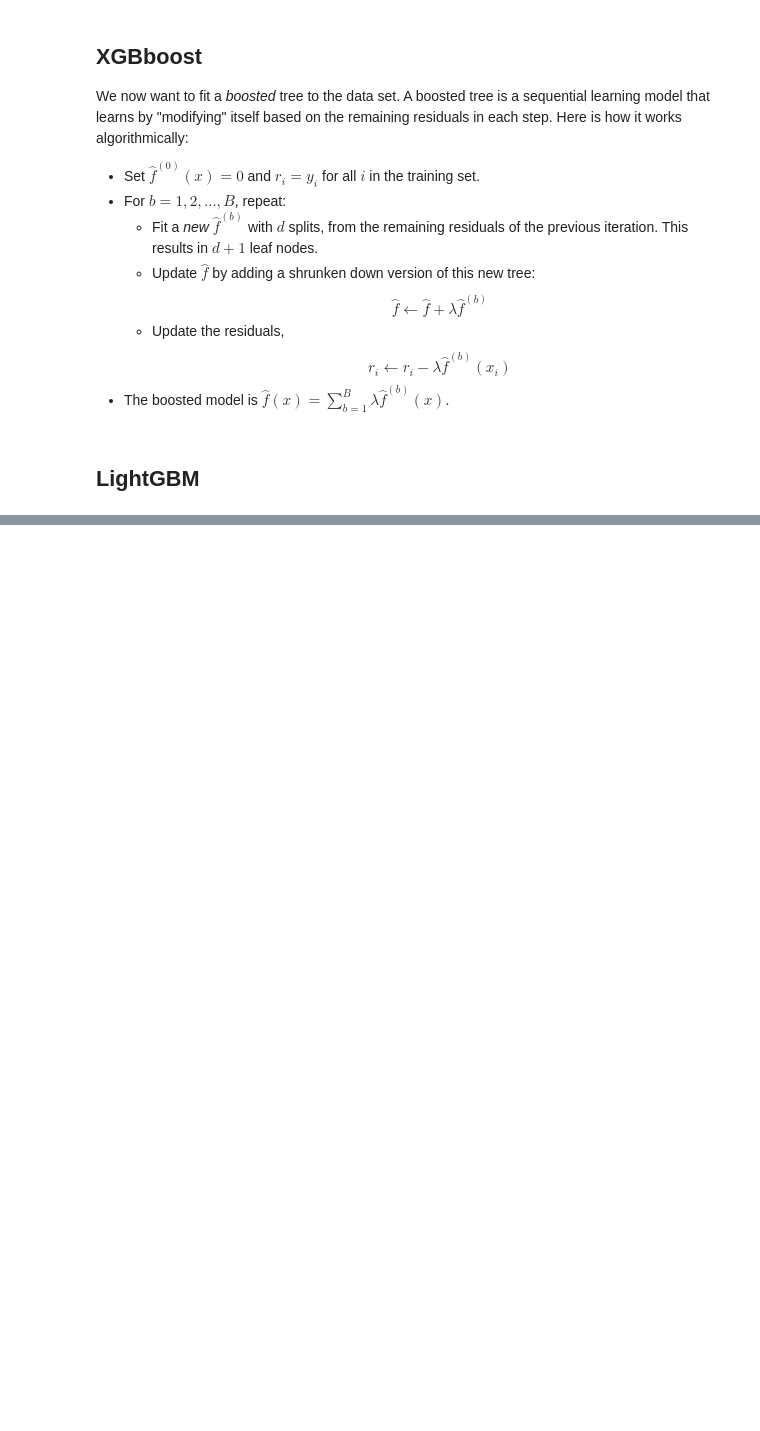
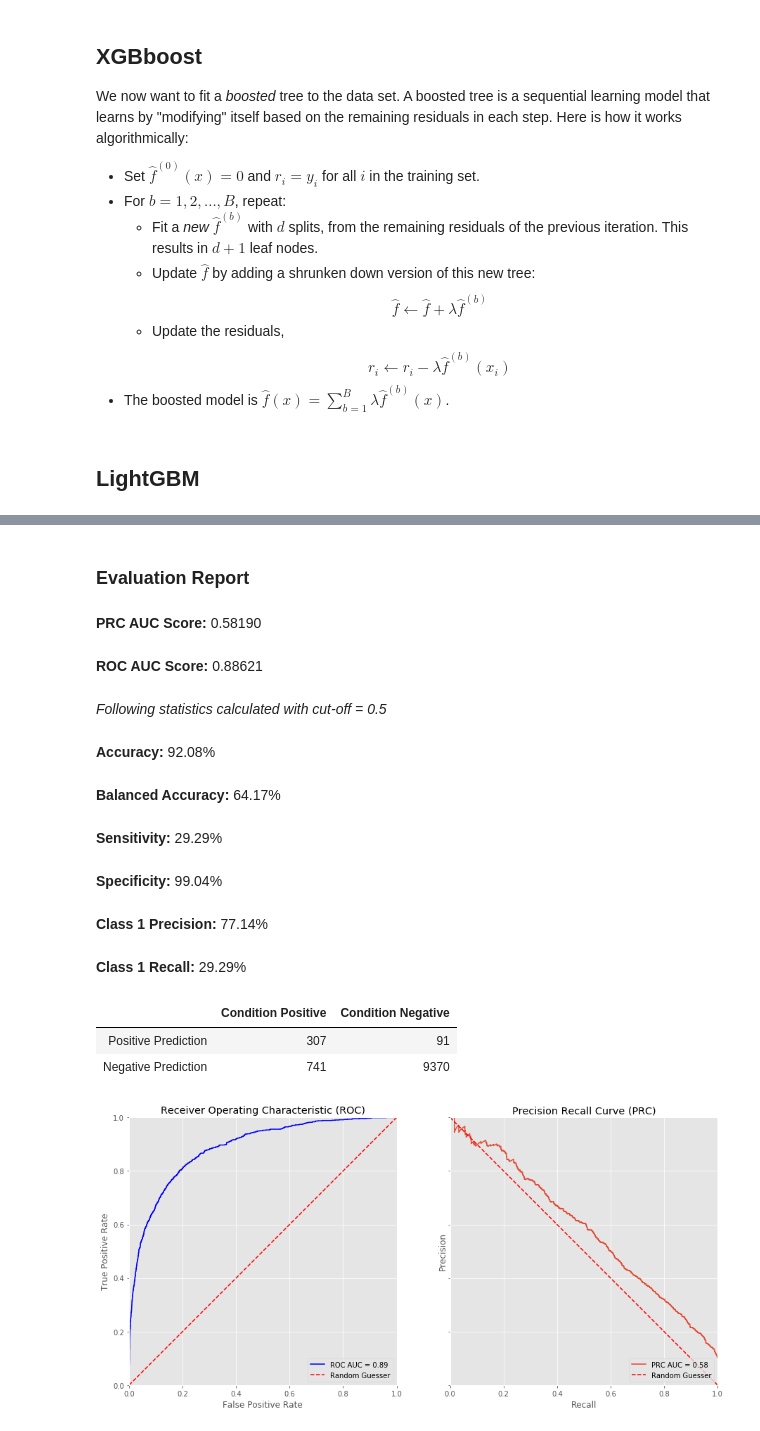
Before and after one commit to JakobGM/machine-learning-course, a Jupyter notebook: project/jakobgm.ipynb, the cells around one changed output, grey strips where cells are left out. Drawn from its saved outputs; the diff is of its cells as text; code cells hidden in the pictures; blank space fills up the shorter version.

```diff
--- a/project/jakobgm.ipynb
+++ b/project/jakobgm.ipynb
@@ -868,7 +705,15 @@ params = {
     "learning_rate": 0.001,
 }
 # %%
-def train_lgbm(params):
+from pathlib import Path
+
+def train_lgbm(params, num_leaves):
+    filepath = Path(f".cache/lgbm/{num_leaves}.model")
+    if filepath.exists():
+        best_lgbm_model = lgb.Booster(model_file=str(filepath))
+        return best_lgbm_model, {}
+
+    params["num_leaves"] = num_leaves
     num_round = 100_000_000
     patience = 10_000
     print_every = 10_000
@@ -882,6 +727,9 @@ def train_lgbm(params):
         evals_result=evals_result,
         early_stopping_rounds=patience,
     )
-    return best_lgb_model
+
+    filepath.parent.mkdir(exist_ok=True, parents=True)
+    best_lgb_model.save_model(str(filepath))
+    return best_lgb_model, evals_result
 # %%
-three_leaves = train_lgbm(params=params)
+three_leaves, three_leaves_evals = train_lgbm(params=params, num_leaves=3)
@@ -887,0 +754,19 @@ three_leaves = train_lgbm(params=params)
+# %%
+three_leaves_prediction = three_leaves.predict(data.test_split.X)
+data.evaluate(three_leaves_prediction)
+# %% [output]
+### Evaluation Report
+__PRC AUC Score:__ 0.58190
+__ROC AUC Score:__ 0.88621
+
+_Following statistics calculated with cut-off = 0.5_
+__Accuracy:__ 92.08%
+__Balanced Accuracy:__ 64.17%
+__Sensitivity:__ 29.29%
+__Specificity:__ 99.04%
+__Class 1 Precision:__ 77.14%
+__Class 1 Recall:__ 29.29%
+|  | Condition Positive | Condition Negative |
+| Positive Prediction | 307 | 91 |
+| Negative Prediction | 741 | 9370 |
+[figure, added]
```
Also changed, not shown: parts of 26 cells of this notebook, 2 other files.
